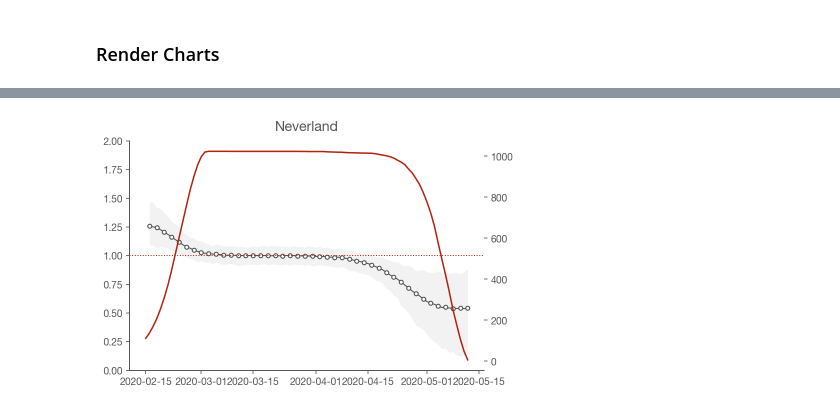
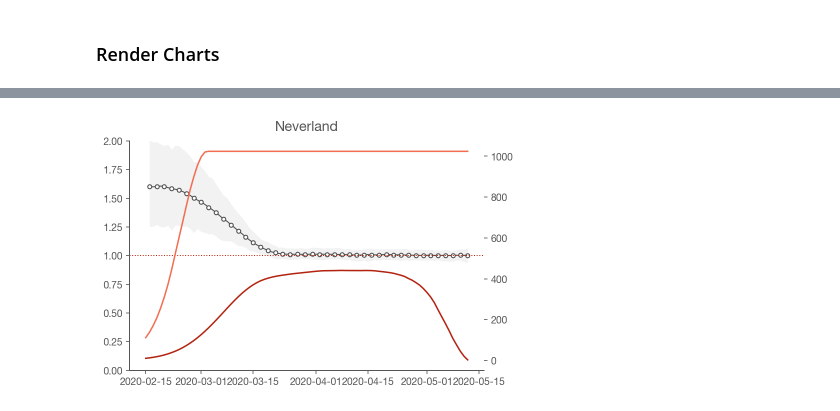
Before and after one commit to maciekrt/covid-19, a Jupyter notebook: Realtime Rt mcmc.ipynb, the cells around one changed output, grey strips where cells are left out. Cells and saved outputs as stored; diff of their text form; code cells hidden in the pictures.

Commit message:
Generative model - first attempt.

```diff
--- a/Realtime Rt mcmc.ipynb
+++ b/Realtime Rt mcmc.ipynb
@@ -313,7 +327,7 @@ pdelayDF.to_csv('data/pdelay.csv')
 
 #### Select country Data
 # %%
-country = 'Italy'
+country = 'Poland'
 confirmed = countries.xs(country).cases
 confirmed['2020-03-19']
 # %% [output]
@@ -334,7 +348,7 @@ def confirmed_to_onset(confirmed, p_delay):
 # %%
 onset = confirmed_to_onset(confirmed, p_delay)
 # %%
-onset = confirmed_to_onset(cases_neverland[:80], p_delay)
+onset = confirmed_to_onset(cases_neverland, p_delay)
 # %%
 onset.plot()
 # %% [output]
@@ -547,10 +535,15 @@ def create_and_run_model(name, country):
     _ , cumulative_p_delay = adjust_onset_for_right_censorship(onset, p_delay)
     return MCMCModel(name, onset, cumulative_p_delay, window=1000).run(tune=1000)
 # %%
-model_neverland = create_and_run_model('Neverland', pd.DataFrame(onset.rename('cases')))
+model_neverland = create_and_run_model('Neverland', pd.DataFrame(cases_neverland))
 # %% [output]
 Auto-assigning NUTS sampler...
 Initializing NUTS using jitter+adapt_diag...
 Sequential sampling (1 chains in 1 job)
 NUTS: [serial_interval, theta_raw_steps, theta_raw_init, step_size]
 Only one chain was sampled, this makes it impossible to run some convergence checks
+# %%
+model_neverland.cumulative_p_delay
+fig, ax = plt.subplots()
+ax.plot(onset)
+ax.plot(model_neverland.onset)
@@ -684,24 +680,25 @@ result_neverland.droplevel(0)['median'].plot()
 # %%
 # Laplace walk
 ncols = 1
 nrows = 1 #int(np.ceil(results.index.levels[0].shape[0] / ncols))
 
 fig, axes = plt.subplots(
     nrows=nrows,
     ncols=ncols,
 #     figsize=(14, nrows*3),
     sharey='row')
 
 # for ax, (country, result) in zip(axes.flat, results.groupby('region')):
 #     plot_rt(country, result.droplevel(0), ax)
 plot_rt('Neverland', result_neverland.droplevel(0), axes)
 ax2 = axes.twinx()  # instantiate a second axes that shares the same x-axis
 ax2.plot(onset)
+ax2.plot(adjusted)
 
 fig.tight_layout()
 fig.set_facecolor('w')
 # %% [output]
-[figure, old version]
+[figure, new version]
 # %%
 # Gaussain walk
 ncols = 4
```
Also changed, not shown: parts of 20 cells of this notebook.
